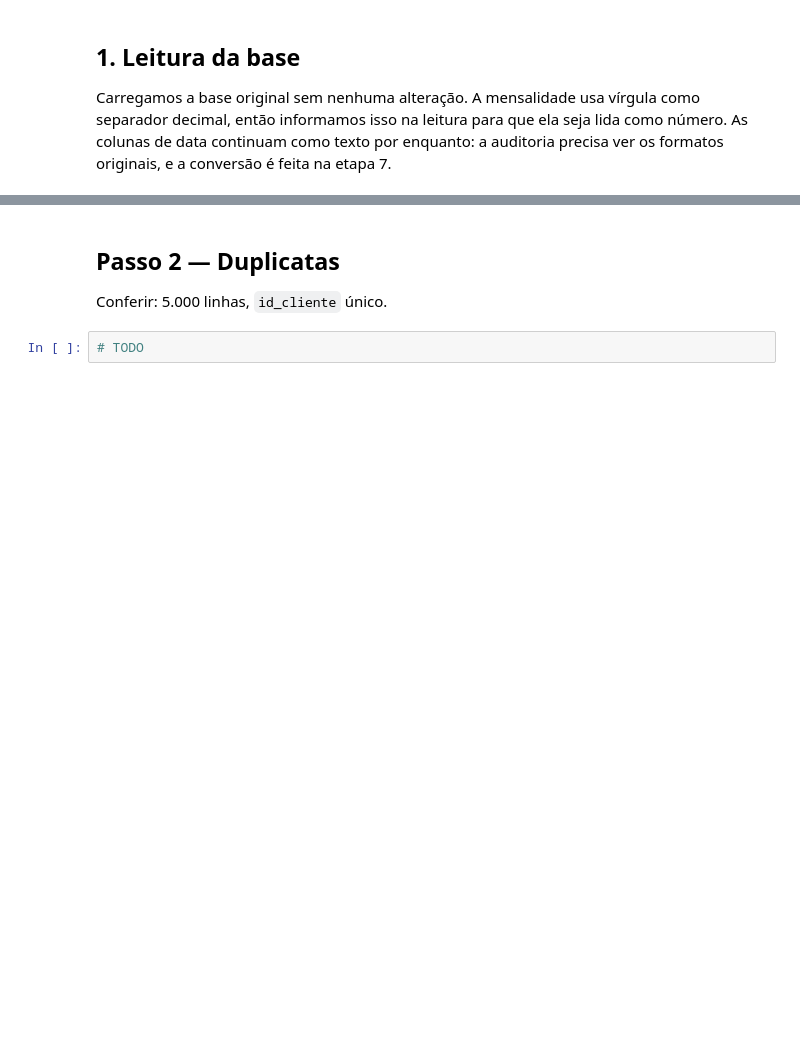
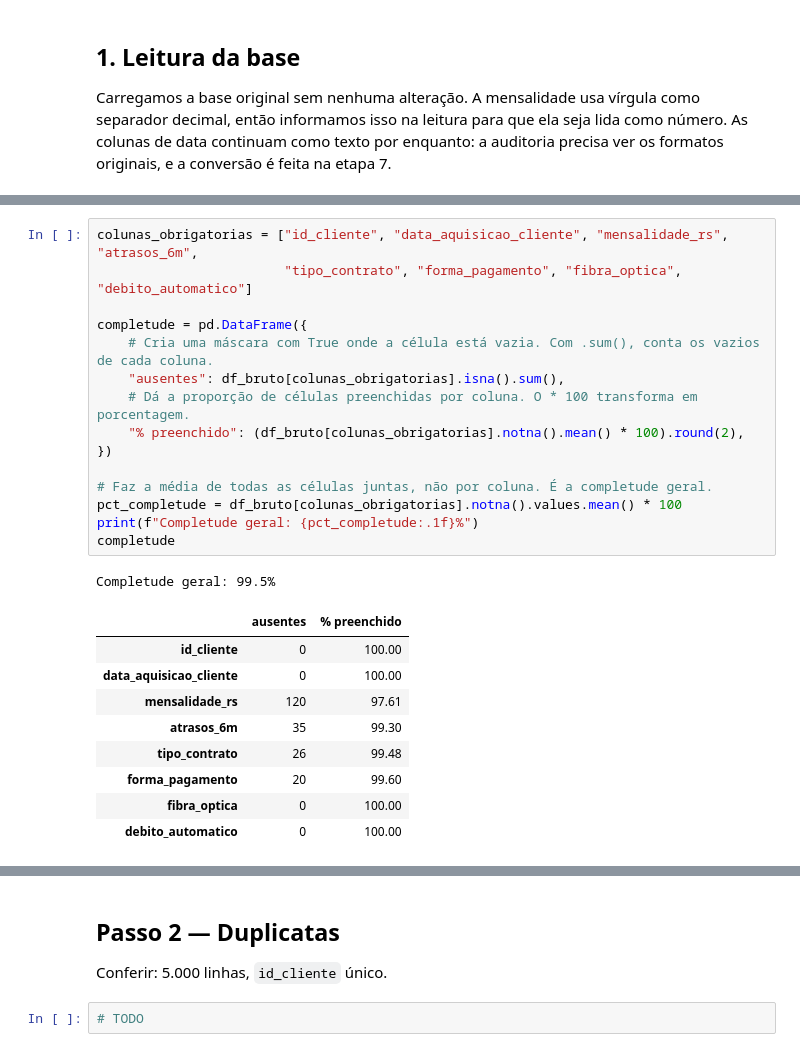
Before and after one commit to Gagdm/previsao_de_evasao_de_clientes, a Jupyter notebook: notebooks/01_limpeza_e_consolidacao.ipynb, the cells around one changed output, grey strips where cells are left out. Drawn from its saved outputs; the diff is of its cells as text; blank space fills up the shorter version.

```diff
--- a/notebooks/01_limpeza_e_consolidacao.ipynb
+++ b/notebooks/01_limpeza_e_consolidacao.ipynb
@@ -83,0 +116,26 @@ Completude, validade, consistência e unicidade da base bruta.
+# %%
+colunas_obrigatorias = ["id_cliente", "data_aquisicao_cliente", "mensalidade_rs", "atrasos_6m",
+                        "tipo_contrato", "forma_pagamento", "fibra_optica", "debito_automatico"]
+
+completude = pd.DataFrame({
+    # Cria uma máscara com True onde a célula está vazia. Com .sum(), conta os vazios de cada coluna.
+    "ausentes": df_bruto[colunas_obrigatorias].isna().sum(),
+    # Dá a proporção de células preenchidas por coluna. O * 100 transforma em porcentagem.
+    "% preenchido": (df_bruto[colunas_obrigatorias].notna().mean() * 100).round(2),
+})
+
+# Faz a média de todas as células juntas, não por coluna. É a completude geral.
+pct_completude = df_bruto[colunas_obrigatorias].notna().values.mean() * 100
+print(f"Completude geral: {pct_completude:.1f}%")
+completude
+# %% [output]
+Completude geral: 99.5%
+|  | ausentes | % preenchido |
+| id_cliente | 0 | 100.00 |
+| data_aquisicao_cliente | 0 | 100.00 |
+| mensalidade_rs | 120 | 97.61 |
+| atrasos_6m | 35 | 99.30 |
+| tipo_contrato | 26 | 99.48 |
+| forma_pagamento | 20 | 99.60 |
+| fibra_optica | 0 | 100.00 |
+| debito_automatico | 0 | 100.00 |
```
Also changed, not shown: parts of 17 cells of this notebook.
